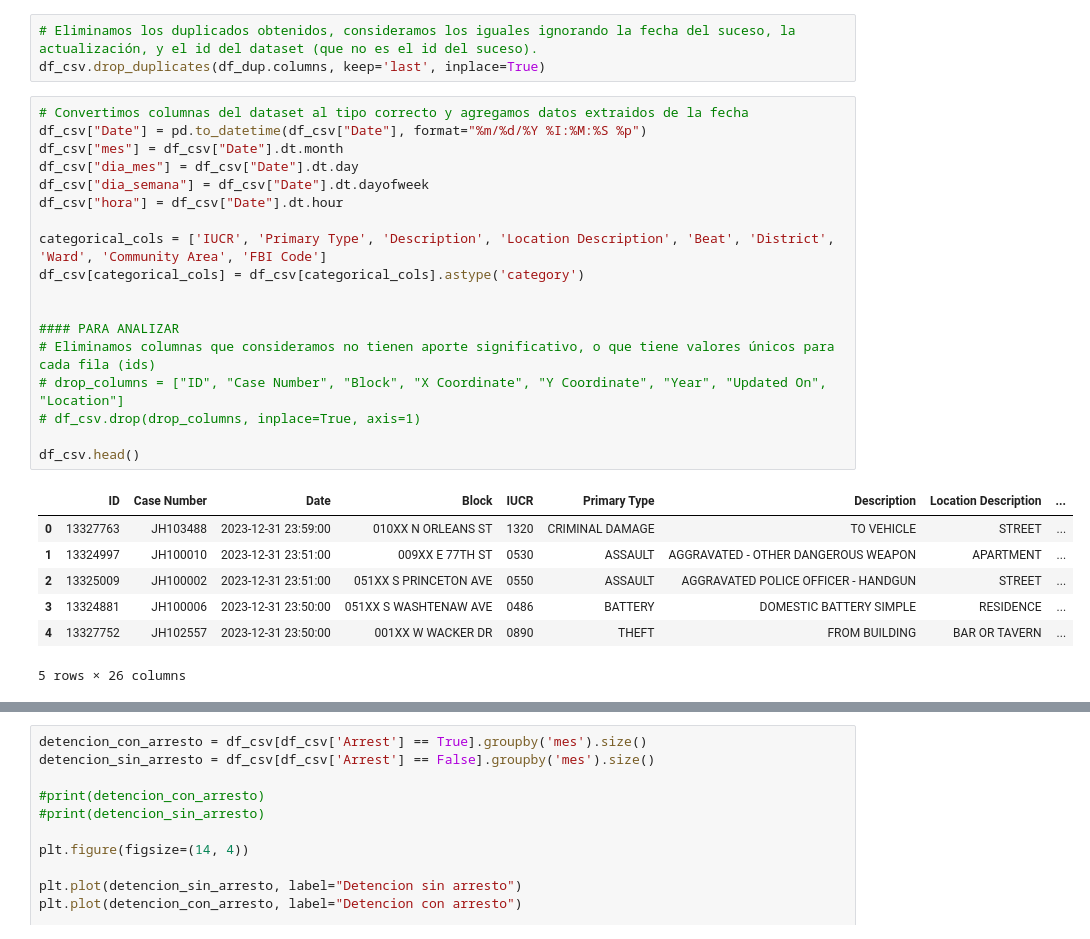
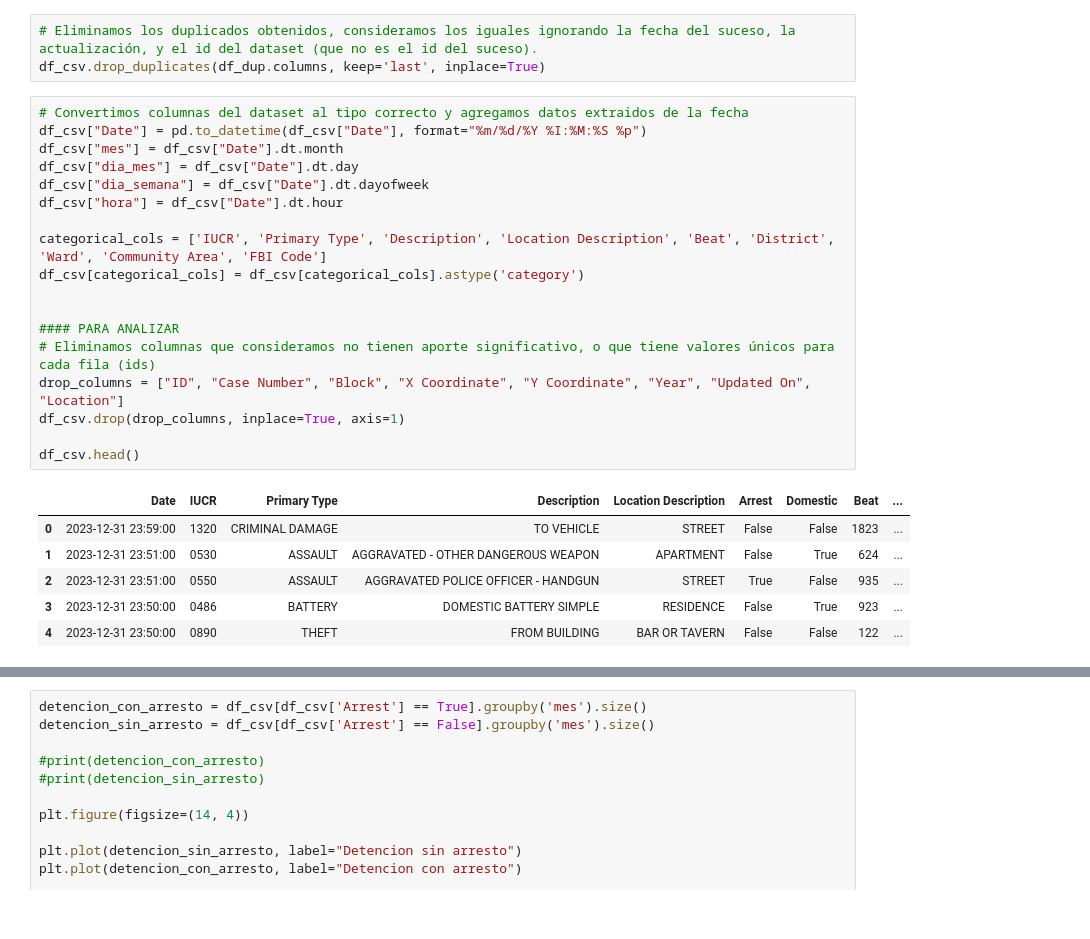
Before and after one commit to gjmv/CEIA_2025_B2_AMq_TP, a Jupyter notebook: TP.ipynb, the cells around one changed output, grey strips where cells are left out. Cells and saved outputs as stored; diff of their text form.

```diff
--- a/TP.ipynb
+++ b/TP.ipynb
@@ -72,29 +73,28 @@ df_csv.drop_duplicates(df_dup.columns, keep='last', inplace=True)
 # %%
 # Convertimos columnas del dataset al tipo correcto y agregamos datos extraidos de la fecha
 df_csv["Date"] = pd.to_datetime(df_csv["Date"], format="%m/%d/%Y %I:%M:%S %p")
 df_csv["mes"] = df_csv["Date"].dt.month
 df_csv["dia_mes"] = df_csv["Date"].dt.day
 df_csv["dia_semana"] = df_csv["Date"].dt.dayofweek
 df_csv["hora"] = df_csv["Date"].dt.hour
 
 categorical_cols = ['IUCR', 'Primary Type', 'Description', 'Location Description', 'Beat', 'District', 'Ward', 'Community Area', 'FBI Code']
 df_csv[categorical_cols] = df_csv[categorical_cols].astype('category')
 
 
 #### PARA ANALIZAR
 # Eliminamos columnas que consideramos no tienen aporte significativo, o que tiene valores únicos para cada fila (ids)
-# drop_columns = ["ID", "Case Number", "Block", "X Coordinate", "Y Coordinate", "Year", "Updated On", "Location"]
-# df_csv.drop(drop_columns, inplace=True, axis=1)
+drop_columns = ["ID", "Case Number", "Block", "X Coordinate", "Y Coordinate", "Year", "Updated On", "Location"]
+df_csv.drop(drop_columns, inplace=True, axis=1)
 
 df_csv.head()
 # %% [output]
-|  | ID | Case Number | Date | Block | IUCR | Primary Type | Description | Location Description | ... |
-| 0 | 13327763 | JH103488 | 2023-12-31 23:59:00 | 010XX N ORLEANS ST | 1320 | CRIMINAL DAMAGE | TO VEHICLE | STREET | ... |
-| 1 | 13324997 | JH100010 | 2023-12-31 23:51:00 | 009XX E 77TH ST | 0530 | ASSAULT | AGGRAVATED - OTHER DANGEROUS WEAPON | APARTMENT | ... |
-| 2 | 13325009 | JH100002 | 2023-12-31 23:51:00 | 051XX S PRINCETON AVE | 0550 | ASSAULT | AGGRAVATED POLICE OFFICER - HANDGUN | STREET | ... |
-| 3 | 13324881 | JH100006 | 2023-12-31 23:50:00 | 051XX S WASHTENAW AVE | 0486 | BATTERY | DOMESTIC BATTERY SIMPLE | RESIDENCE | ... |
-| 4 | 13327752 | JH102557 | 2023-12-31 23:50:00 | 001XX W WACKER DR | 0890 | THEFT | FROM BUILDING | BAR OR TAVERN | ... |
+|  | Date | IUCR | Primary Type | Description | Location Description | Arrest | Domestic | Beat | ... |
+| 0 | 2023-12-31 23:59:00 | 1320 | CRIMINAL DAMAGE | TO VEHICLE | STREET | False | False | 1823 | ... |
+| 1 | 2023-12-31 23:51:00 | 0530 | ASSAULT | AGGRAVATED - OTHER DANGEROUS WEAPON | APARTMENT | False | True | 624 | ... |
+| 2 | 2023-12-31 23:51:00 | 0550 | ASSAULT | AGGRAVATED POLICE OFFICER - HANDGUN | STREET | True | False | 935 | ... |
+| 3 | 2023-12-31 23:50:00 | 0486 | BATTERY | DOMESTIC BATTERY SIMPLE | RESIDENCE | False | True | 923 | ... |
+| 4 | 2023-12-31 23:50:00 | 0890 | THEFT | FROM BUILDING | BAR OR TAVERN | False | False | 122 | ... |
-5 rows × 26 columns
 # %%
 # Info de columnas numéricas
 display(df_csv.describe())
```
Also changed, not shown: parts of 4 cells of this notebook.
